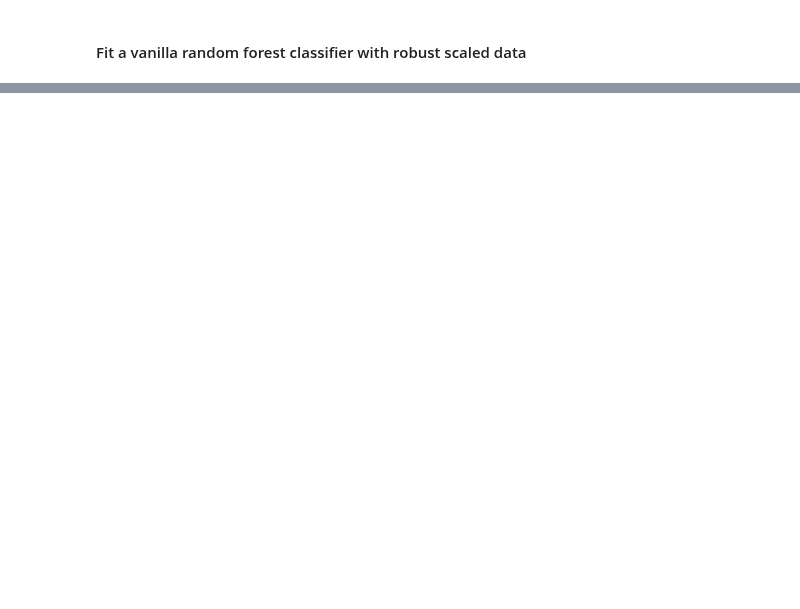
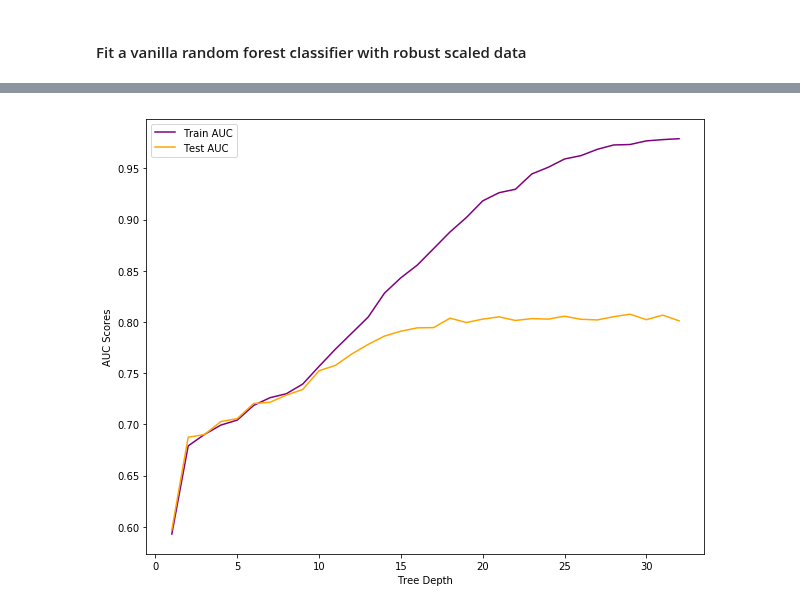
Before and after one commit to MagicMilly/dsc-3-final-project-online-ds-ft-100118, a Jupyter notebook: student.ipynb, the cells around one changed output, grey strips where cells are left out. Cells and saved outputs as stored; diff of their text form; code cells hidden in the pictures; blank space fills up the shorter version.

```diff
--- a/student.ipynb
+++ b/student.ipynb
@@ -1346,0 +1363,30 @@ plot_feature_importances(rf)
+# %%
+# Visualize effect of different max_depths on AUC scores
+
+max_depths = np.linspace(1,32,32,endpoint=True)
+train_auc = []
+test_auc = []
+
+for depth in max_depths:
+
+    rf = RandomForestClassifier(max_depth=depth)
+    rf.fit(X_train, y_train)
+    train_pred = rf.predict(X_train)
+    fpr, tpr, thresh = roc_curve(y_train, train_pred)
+    roc_auc = auc(fpr, tpr)
+    train_auc.append(roc_auc)
+
+    test_pred = rf.predict(X_test)
+    fpr, tpr, thresh = roc_curve(y_test, test_pred)
+    roc_auc = auc(fpr, tpr)
+    test_auc.append(roc_auc)
+
+plt.figure(figsize=(10,8))
+plt.plot(max_depths, train_auc, color='purple', label='Train AUC')
+plt.plot(max_depths, test_auc, color='orange', label='Test AUC')
+plt.xlabel('Tree Depth')
+plt.ylabel('AUC Scores')
+plt.legend(loc='best')
+plt.show();
+# %% [output]
+[figure, added]
```
Also changed, not shown: parts of 22 cells of this notebook.
